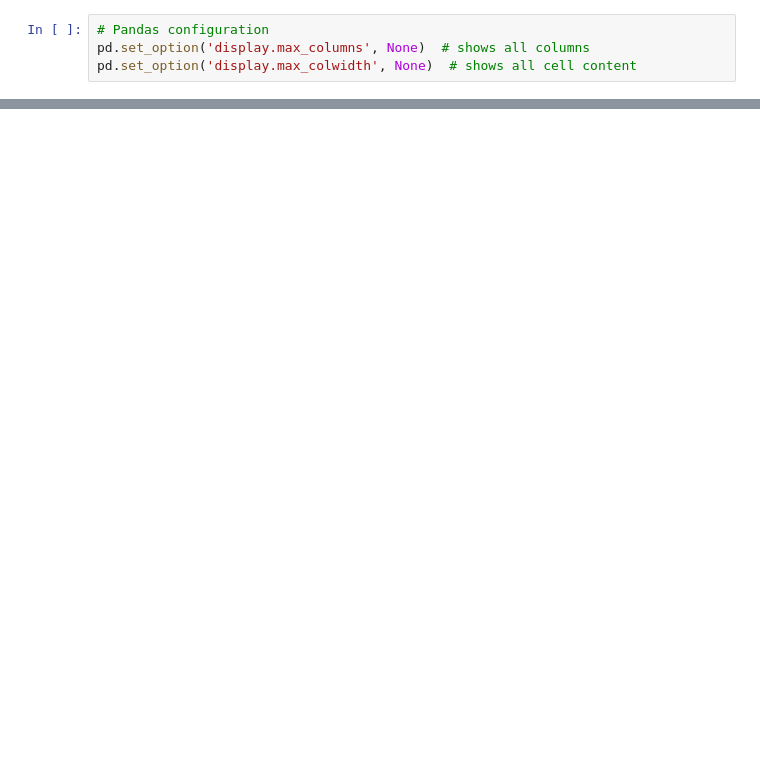
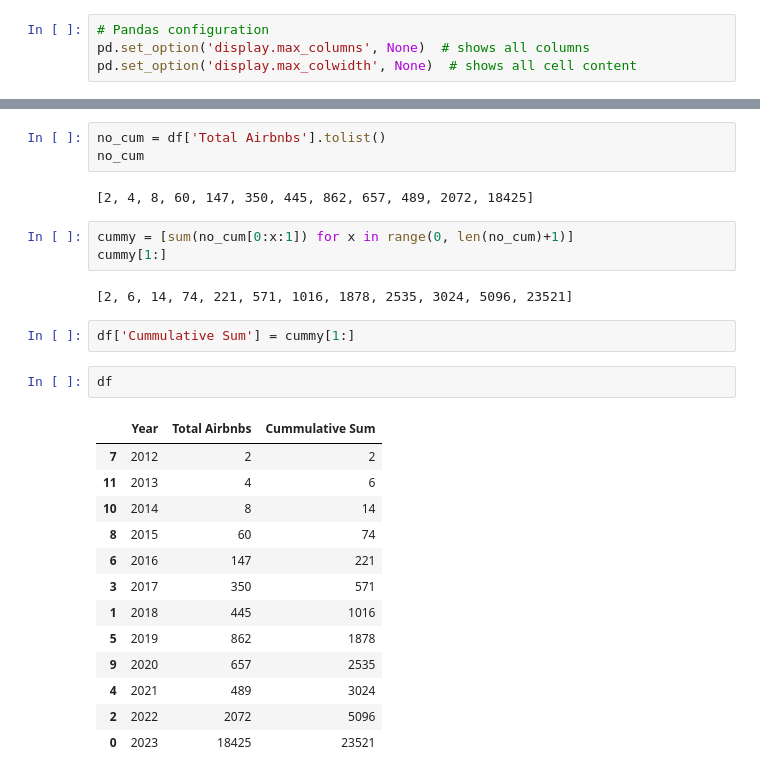
Before and after one commit to juanmolera/dashboard-project, a Jupyter notebook: notebooks/4-drafts.ipynb, the cells around one changed output, grey strips where cells are left out. Saved outputs shown, nothing was run; the diff lists cells and outputs as text; blank space fills up the shorter version.

```diff
--- a/notebooks/4-drafts.ipynb
+++ b/notebooks/4-drafts.ipynb
@@ -80,0 +119,28 @@ ine_lisbon = pd.read_csv('../raw/ine-portugal/ine21_neighbourhood_lisbon.csv', d
+# %%
+no_cum = df['Total Airbnbs'].tolist()
+no_cum
+# %% [output]
+[2, 4, 8, 60, 147, 350, 445, 862, 657, 489, 2072, 18425]
+# %%
+cummy = [sum(no_cum[0:x:1]) for x in range(0, len(no_cum)+1)]
+cummy[1:]
+# %% [output]
+[2, 6, 14, 74, 221, 571, 1016, 1878, 2535, 3024, 5096, 23521]
+# %%
+df['Cummulative Sum'] = cummy[1:]
+# %%
+df
+# %% [output]
+|  | Year | Total Airbnbs | Cummulative Sum |
+| 7 | 2012 | 2 | 2 |
+| 11 | 2013 | 4 | 6 |
+| 10 | 2014 | 8 | 14 |
+| 8 | 2015 | 60 | 74 |
+| 6 | 2016 | 147 | 221 |
+| 3 | 2017 | 350 | 571 |
+| 1 | 2018 | 445 | 1016 |
+| 5 | 2019 | 862 | 1878 |
+| 9 | 2020 | 657 | 2535 |
+| 4 | 2021 | 489 | 3024 |
+| 2 | 2022 | 2072 | 5096 |
+| 0 | 2023 | 18425 | 23521 |
```
Also changed, not shown: parts of 33 cells of this notebook, 9 other files.
